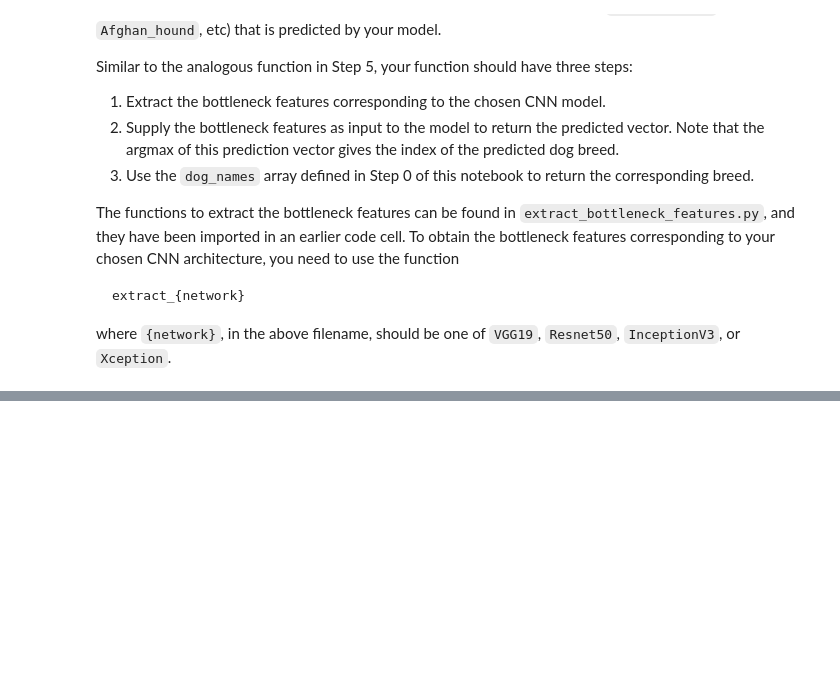
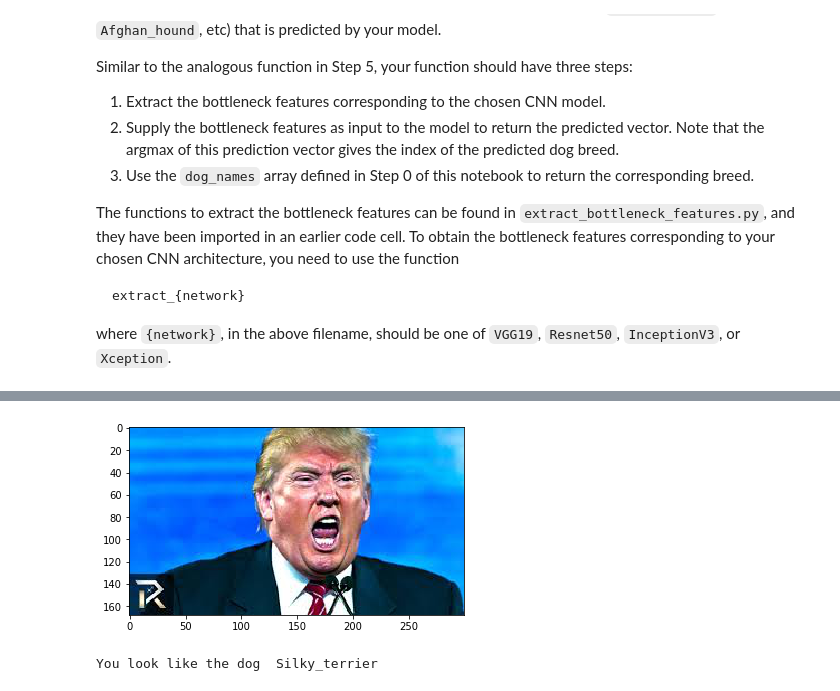
Before and after one commit to satishboggarapu/Udacity-AIND-DogProject, a Jupyter notebook: dog_app.ipynb, the cells around one changed output, grey strips where cells are left out. Cells and saved outputs as stored; diff of their text form; code cells hidden in the pictures; blank space fills up the shorter version.

```diff
--- a/dog_app.ipynb
+++ b/dog_app.ipynb
@@ -732,0 +804,5 @@ __Answer:__
+# %%
+human_dog_detector('dogImages/Humans/human1.jpg')
+# %% [output]
+[figure, added]
+You look like the dog  Silky_terrier
```
Also changed, not shown: parts of 29 cells of this notebook, 4 other files.
